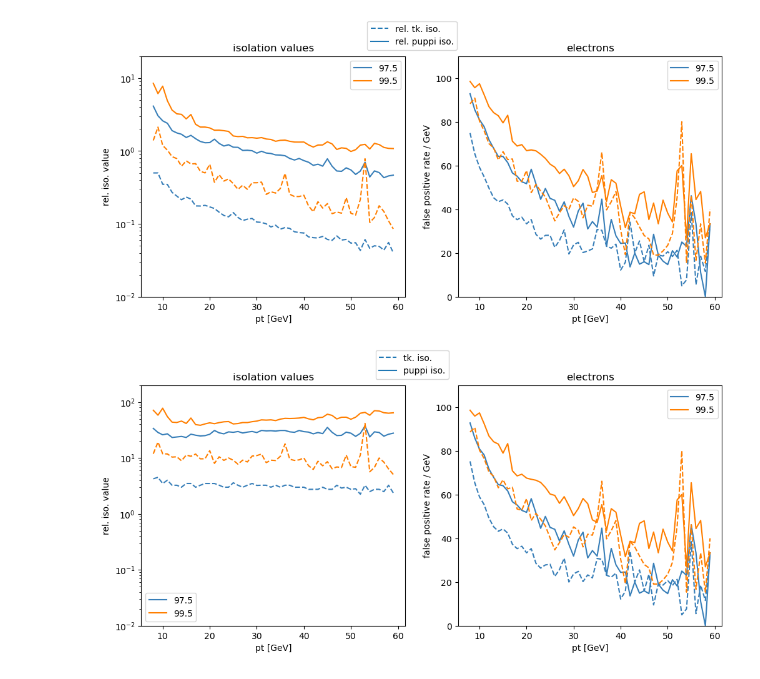
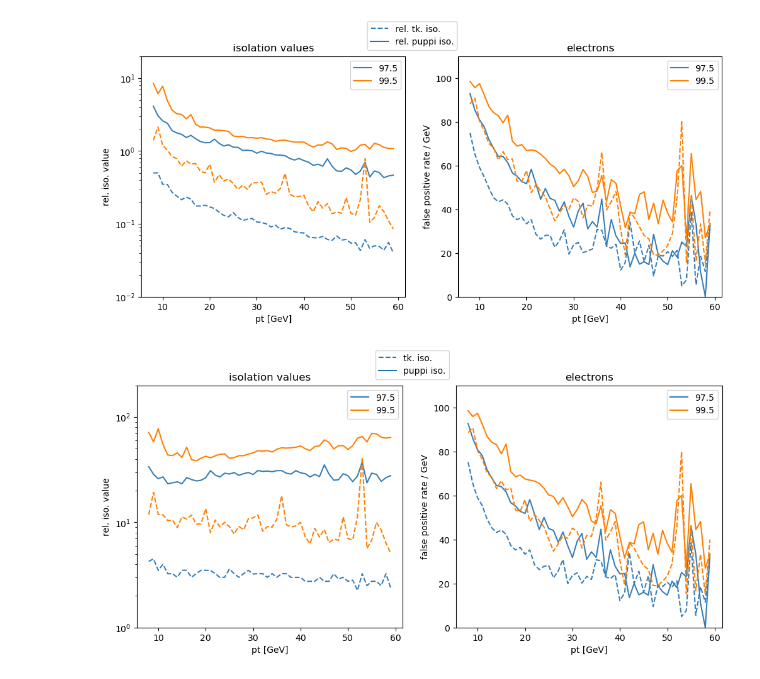
Before and after one commit to arsahasransu/asahasra-flat-table-analyser, a Jupyter notebook: make_roc_and_rate.ipynb, the cells around one changed output. Cells and saved outputs as stored; diff of their text form; code cells hidden in the pictures.

Commit message:
Some updates to the signal efficiency contour plots

```diff
--- a/make_roc_and_rate.ipynb
+++ b/make_roc_and_rate.ipynb
@@ -518,10 +518,10 @@ Add more details about the code or methodology if any
 def ptbinned_rate_analysis_by_signal_percentile_contours(spt, siso, sreiso,
                                                          bpt, biso, breiso, *,
                                                          refl = "tk. iso.", newl = "puppi iso.",
-                                                         iylog = True, iytop = 20, iybot = 0.01
+                                                         iylog = True, iyrange = (20, 0.01),
+                                                         percentiles = [97.5, 99.5], ptrange = (8, 60)
                                                          ):
 
-    percentiles = [97.5, 99.5]
     # percentiles = [99]
     colours = ['#377eb8', '#ff7f00', '#4daf4a',
                '#f781bf', '#a65628', '#984ea3',
@@ -532,8 +532,8 @@ def ptbinned_rate_analysis_by_signal_percentile_contours(spt, siso, sreiso,
     iso_fpr = pyanaut.get_fpr_by_sigpercentiles(bpt, biso, iso_ptbinned)
     reiso_fpr = pyanaut.get_fpr_by_sigpercentiles(bpt, breiso, reiso_ptbinned)
 
-    ptmin, ptmax = (8, 60)
-    piso_ytop, piso_ybottom = (iytop, iybot)
+    ptmin, ptmax = ptrange
+    piso_ytop, piso_ybottom = iyrange
     pfpr_ytop, pfpr_ybottom = (110, 0)
 
     figsize = (12, 5)
@@ -568,8 +568,8 @@ def ptbinned_rate_analysis_by_signal_percentile_contours(spt, siso, sreiso,
     ax2.set_ylabel('false positive rate / GeV')
 
     isodef_handles = [
-        Line2D([0], [0], linestyle='--', label=refl),
-        Line2D([0], [0], label=newl)
+        Line2D([0], [0], c='black', label=refl, linestyle='--'),
+        Line2D([0], [0], c='black', label=newl)
     ]
     fig.legend(handles=isodef_handles, loc="upper center")
 
@@ -589,7 +589,7 @@ fig, ax = ptbinned_rate_analysis_by_signal_percentile_contours(ebspt, ebsiso, eb
 # %%
 fig, ax = ptbinned_rate_analysis_by_signal_percentile_contours(ebspt, ebsabsiso, ebsabspreiso,
                                                                ebbpt, ebbabsiso, ebbabspreiso,
                                                                refl = "tk. iso.", newl = "puppi iso.",
-                                                               iytop = 200)
+                                                               iyrange=(200, 1))
 # %% [output]
-[figure, old version]
+[figure, new version]
```
Also changed, not shown: parts of 3 cells of this notebook.
